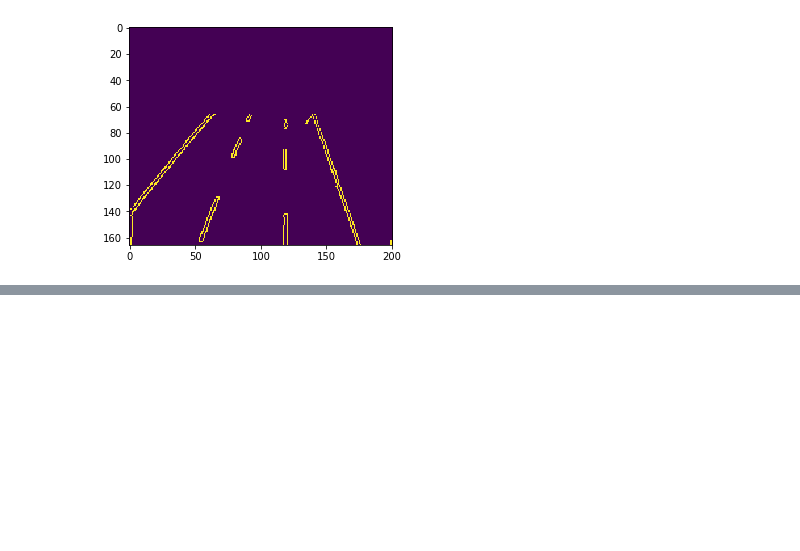
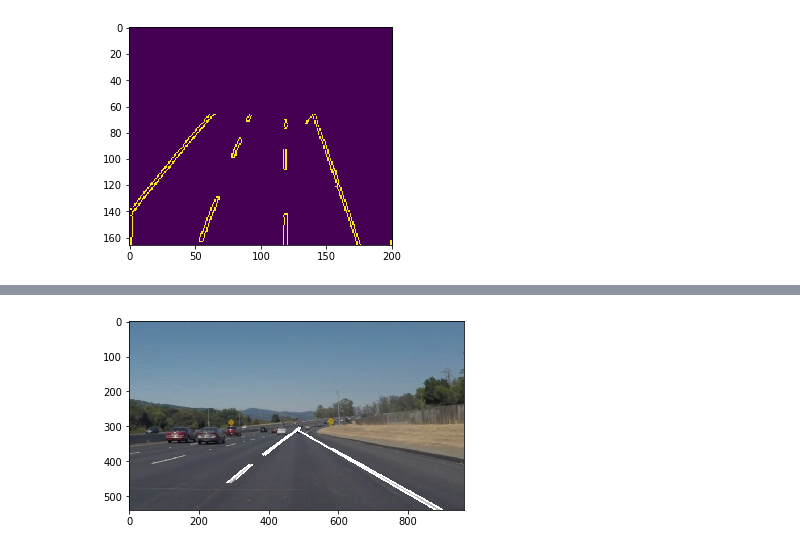
Before and after one commit to akshitagupta15june/lane_detection_opencv, a Jupyter notebook: Selecting_Area_of_interest.ipynb, the cells around one changed output, grey strips where cells are left out. Cells and saved outputs as stored; diff of their text form; code cells hidden in the pictures; blank space fills up the shorter version.

```diff
--- a/Selecting_Area_of_interest.ipynb
+++ b/Selecting_Area_of_interest.ipynb
@@ -117,0 +197,35 @@ plt.imshow(cropped_image);
+# %%
+# define the utility function
+
+def draw_lines(img, lines, color=[200, 200, 255], thickness=3):
+    # If there are no lines to draw, exit.
+        if lines is None:
+            return
+    # Make a copy of the original image.
+        img = np.copy(img)
+    # Create a blank image that matches the original in size.
+        line_img = np.zeros(
+            (
+                img.shape[0],
+                img.shape[1],
+                3
+            ),
+            dtype=np.uint8,
+        )
+    # Loop over all lines and draw them on the blank image.
+        for line in lines:
+            for x1, y1, x2, y2 in line:
+                cv2.line(line_img, (x1, y1), (x2, y2), color, thickness)
+        # Merge the image with the lines onto the original.
+        img = cv2.addWeighted(img, 0.8, line_img, 1.0, 0.0)
+        # Return the modified image.
+        return img
+# %%
+# render the detected lines on the original image
+
+line_image = draw_lines(image, lines) # <---- Add this call.
+plt.figure()
+plt.imshow(line_image)
+plt.show()
+# %% [output]
+[figure, added]
```
Also changed, not shown: parts of 5 cells of this notebook, 1 other file.
